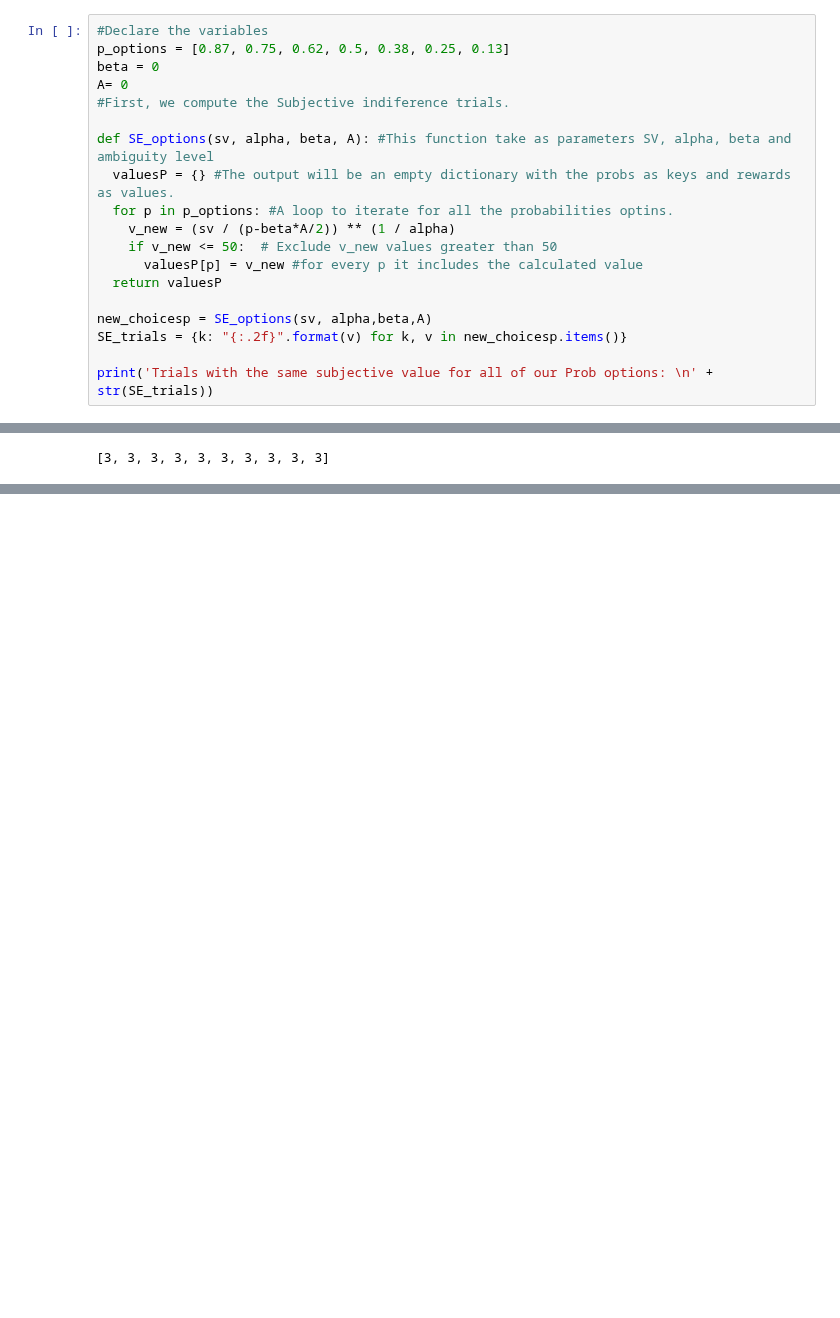
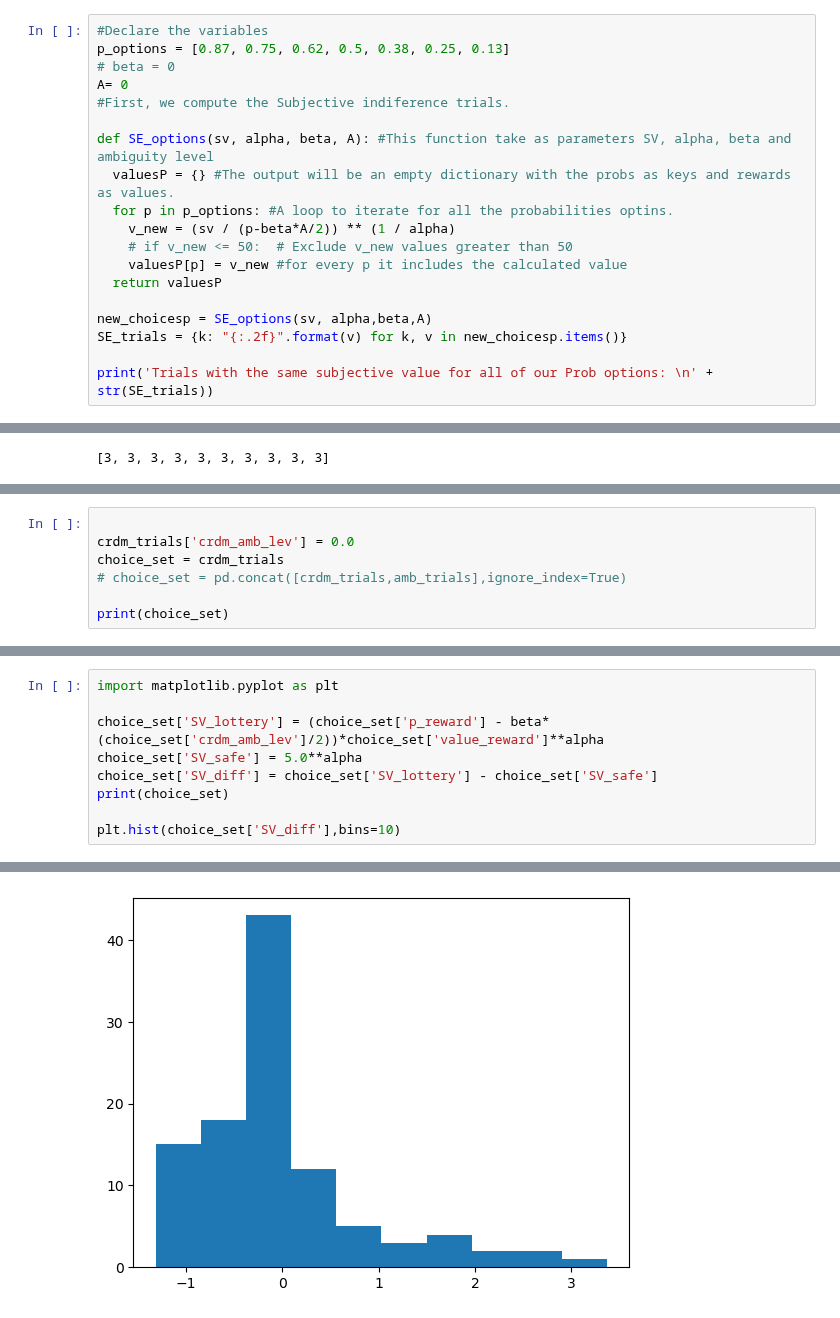
Before and after one commit to CDN-Lab/Adaptive_Choicesets, a Jupyter notebook: gen_choice_set_space.ipynb, the cells around one changed output, grey strips where cells are left out. Cells and saved outputs as stored; diff of their text form; blank space fills up the shorter version.

Commit message:
SV difference plots versus value

```diff
--- a/gen_choice_set_space.ipynb
+++ b/gen_choice_set_space.ipynb
@@ -55,7 +55,7 @@ From the SV, we compute V, using the formula:
 # %%
 #Declare the variables
 p_options = [0.87, 0.75, 0.62, 0.5, 0.38, 0.25, 0.13]
-beta = 0
+# beta = 0
 A= 0
 #First, we compute the Subjective indiference trials.
 
@@ -63,8 +63,8 @@ def SE_options(sv, alpha, beta, A): #This function take as parameters SV, alpha,
   valuesP = {} #The output will be an empty dictionary with the probs as keys and rewards as values.
   for p in p_options: #A loop to iterate for all the probabilities optins.
     v_new = (sv / (p-beta*A/2)) ** (1 / alpha)
-    if v_new <= 50:  # Exclude v_new values greater than 50
-      valuesP[p] = v_new #for every p it includes the calculated value
+    # if v_new <= 50:  # Exclude v_new values greater than 50
+    valuesP[p] = v_new #for every p it includes the calculated value
   return valuesP
 
 new_choicesp = SE_options(sv, alpha,beta,A)
@@ -391,0 +394,7 @@ amb_trials
+# %%
+
+crdm_trials['crdm_amb_lev'] = 0.0
+choice_set = crdm_trials
+# choice_set = pd.concat([crdm_trials,amb_trials],ignore_index=True)
+
+print(choice_set)
@@ -391,0 +416,10 @@ amb_trials
+# %%
+import matplotlib.pyplot as plt
+
+choice_set['SV_lottery'] = (choice_set['p_reward'] - beta*(choice_set['crdm_amb_lev']/2))*choice_set['value_reward']**alpha
+choice_set['SV_safe'] = 5.0**alpha
+choice_set['SV_diff'] = choice_set['SV_lottery'] - choice_set['SV_safe']
+print(choice_set)
+
+plt.hist(choice_set['SV_diff'],bins=10)
+# %% [output]
@@ -391,0 +445 @@ amb_trials
+[figure, added]
```
Also changed, not shown: parts of 13 cells of this notebook, 6 other files.
